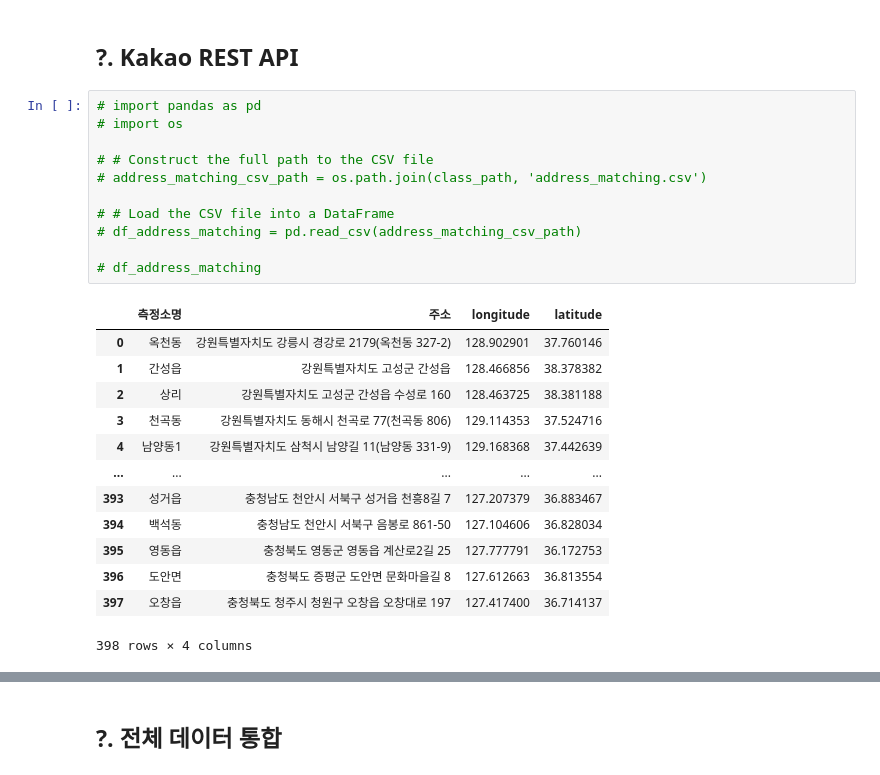
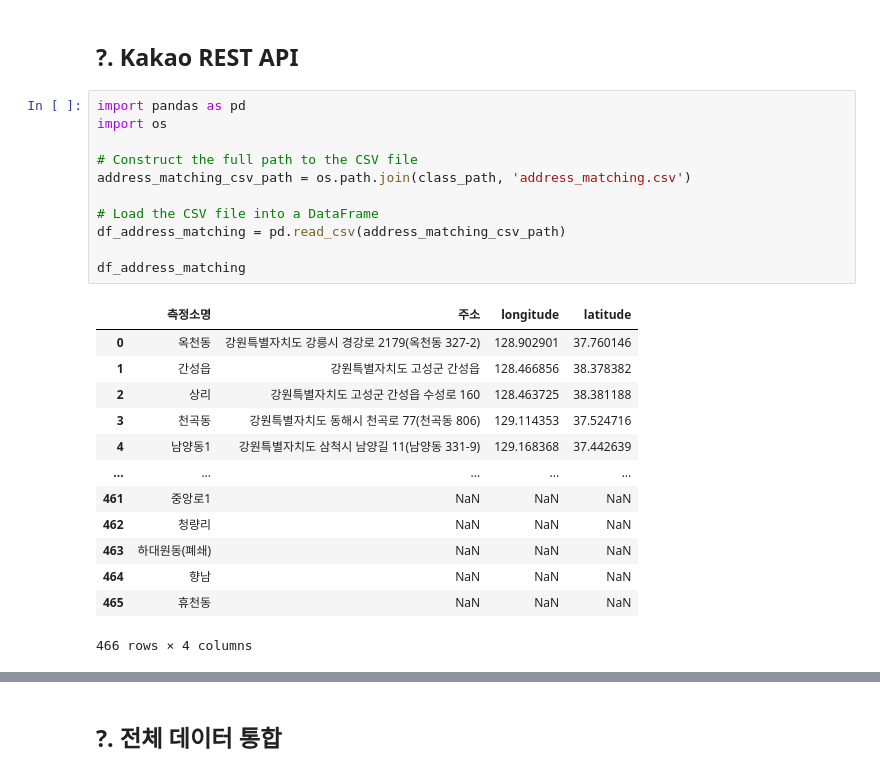
Before and after one commit to sasa10th/battery, a Jupyter notebook: [2025건_전_지_프로젝트]프로젝트주제.ipynb, the cells around one changed output, grey strips where cells are left out. Cells and saved outputs as stored; diff of their text form.

```diff
--- a/[2025건_전_지_프로젝트]프로젝트주제.ipynb
+++ b/[2025건_전_지_프로젝트]프로젝트주제.ipynb
@@ -303,28 +880,28 @@ All XLSX files processed and aggregated data saved to /gdrive/Shareddrives/25-2_
 # %% [markdown]
 ## ?. Kakao REST API
 # %%
-# import pandas as pd
-# import os
+import pandas as pd
+import os
 
-# # Construct the full path to the CSV file
-# address_matching_csv_path = os.path.join(class_path, 'address_matching.csv')
+# Construct the full path to the CSV file
+address_matching_csv_path = os.path.join(class_path, 'address_matching.csv')
 
-# # Load the CSV file into a DataFrame
-# df_address_matching = pd.read_csv(address_matching_csv_path)
+# Load the CSV file into a DataFrame
+df_address_matching = pd.read_csv(address_matching_csv_path)
 
-# df_address_matching
+df_address_matching
 # %% [output]
 |  | 측정소명 | 주소 | longitude | latitude |
 | 0 | 옥천동 | 강원특별자치도 강릉시 경강로 2179(옥천동 327-2) | 128.902901 | 37.760146 |
 | 1 | 간성읍 | 강원특별자치도 고성군 간성읍 | 128.466856 | 38.378382 |
 | 2 | 상리 | 강원특별자치도 고성군 간성읍 수성로 160 | 128.463725 | 38.381188 |
 | 3 | 천곡동 | 강원특별자치도 동해시 천곡로 77(천곡동 806) | 129.114353 | 37.524716 |
 | 4 | 남양동1 | 강원특별자치도 삼척시 남양길 11(남양동 331-9) | 129.168368 | 37.442639 |
 | ... | ... | ... | ... | ... |
-| 393 | 성거읍 | 충청남도 천안시 서북구 성거읍 천흥8길 7 | 127.207379 | 36.883467 |
-| 394 | 백석동 | 충청남도 천안시 서북구 음봉로 861-50 | 127.104606 | 36.828034 |
-| 395 | 영동읍 | 충청북도 영동군 영동읍 계산로2길 25 | 127.777791 | 36.172753 |
-| 396 | 도안면 | 충청북도 증평군 도안면 문화마을길 8 | 127.612663 | 36.813554 |
-| 397 | 오창읍 | 충청북도 청주시 청원구 오창읍 오창대로 197 | 127.417400 | 36.714137 |
+| 461 | 중앙로1 | NaN | NaN | NaN |
+| 462 | 청량리 | NaN | NaN | NaN |
+| 463 | 하대원동(폐쇄) | NaN | NaN | NaN |
+| 464 | 향남 | NaN | NaN | NaN |
+| 465 | 휴천동 | NaN | NaN | NaN |
-398 rows × 4 columns
+466 rows × 4 columns
 # %%
```
Also changed, not shown: parts of 46 cells of this notebook.
